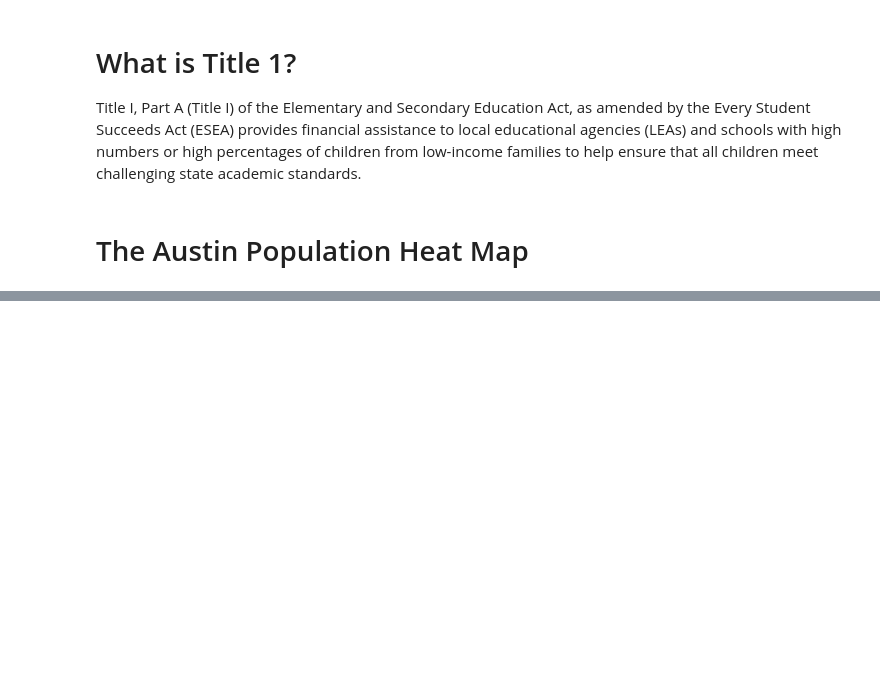
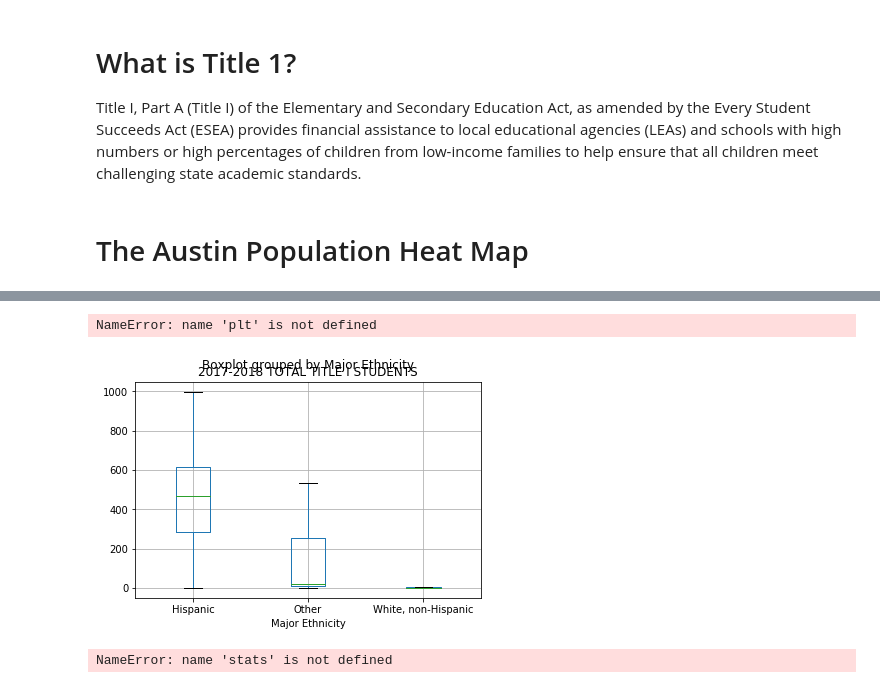
Before and after one commit to camfoy/Title-I-Enrollment-Project, a Jupyter notebook: Title1enrollmentAcrossAustin.ipynb, the cells around one changed output, grey strips where cells are left out. Cells and saved outputs as stored; diff of their text form; code cells hidden in the pictures; blank space fills up the shorter version.

```diff
--- a/Title1enrollmentAcrossAustin.ipynb
+++ b/Title1enrollmentAcrossAustin.ipynb
@@ -223,0 +219,12 @@ top_5.unstack().iplot(kind='bar', yTitle='Student Enrollment', xTitle='Campus Na
+# %%
+ethnicity_total_df.boxplot("2017-2018 TOTAL TITLE I STUDENTS", by="Major Ethnicity", showfliers=False)
+plt.suptitle("")
+plt.title('Boxplot by Major Ethnicity')
+plt.plot()
+# %% [output]
+NameError: name 'plt' is not defined
+[figure, added]
+# %%
+stats.ttest_ind(hispanic_pop['2017-2018 TOTAL TITLE I STUDENTS'], white_non_h_pop['2017-2018 TOTAL TITLE I STUDENTS'], equal_var=False)
+# %% [output]
+NameError: name 'stats' is not defined
```
Also changed, not shown: parts of 18 cells of this notebook.
